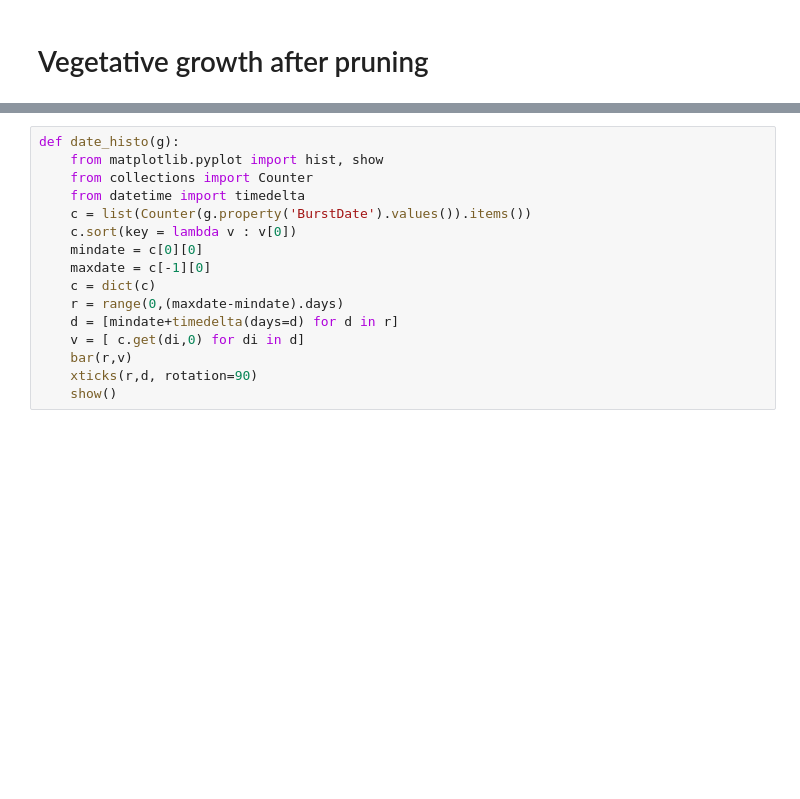
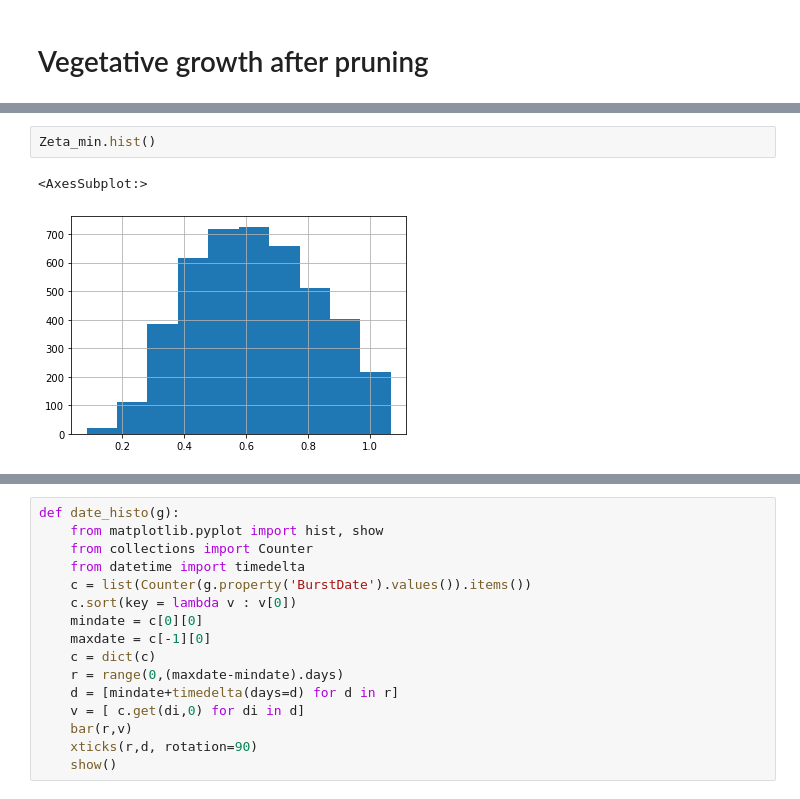
Before and after one commit to fredboudon/virtualpruning, a Jupyter notebook: notebooks/virtualpruning-regrowth.ipynb, the cells around one changed output, grey strips where cells are left out. Drawn from its saved outputs; the diff is of its cells as text; blank space fills up the shorter version.

```diff
--- a/notebooks/virtualpruning-regrowth.ipynb
+++ b/notebooks/virtualpruning-regrowth.ipynb
@@ -68,0 +97,5 @@ SceneWidget(scenes=[{'id': 'WL5TYTD2P0yVc1TbikpmoDqwT', 'data': b'x\xda\xac\x9d\
+# %%
+Zeta_min.hist()
+# %% [output]
+<AxesSubplot:>
+[figure, added]
```
Also changed, not shown: parts of 25 cells of this notebook, 7 other files.
